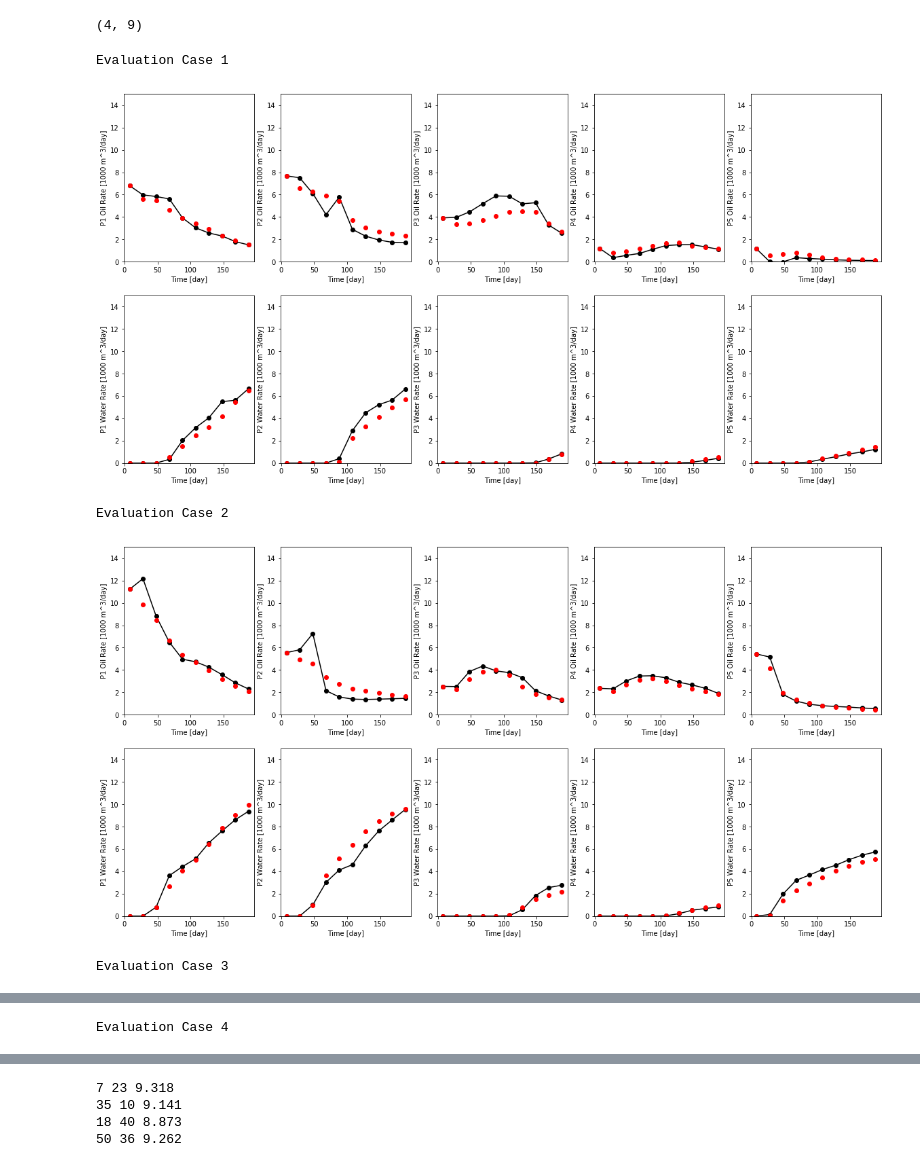
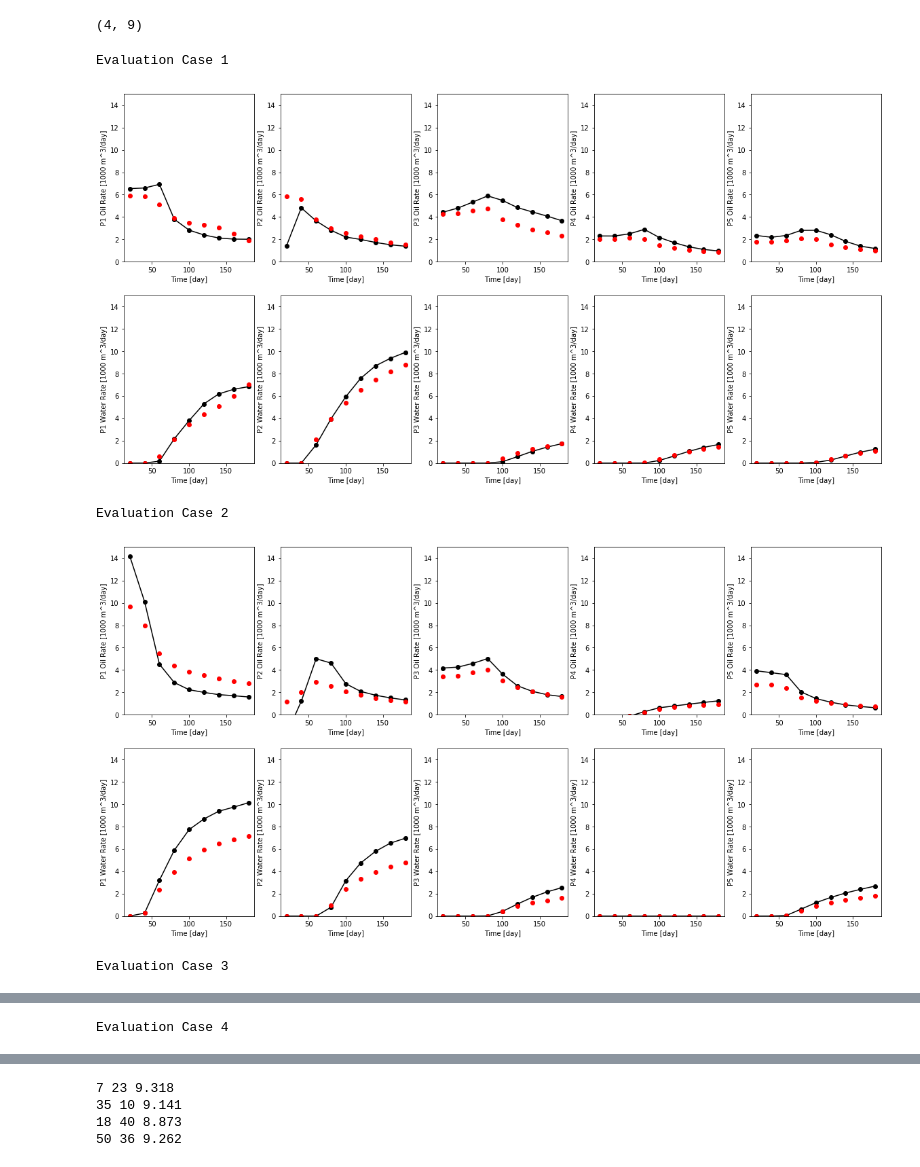
Before and after one commit to lonelysun1990/E2C, a Jupyter notebook: cal_well_data.ipynb, the cells around one changed output, grey strips where cells are left out. Cells and saved outputs as stored; diff of their text form; code cells hidden in the pictures.

```diff
--- a/cal_well_data.ipynb
+++ b/cal_well_data.ipynb
@@ -92,8 +96,8 @@ for k in range(num_case):
     plt.figure(k, figsize=(20,10))
     for i in range(num_prod):
         plt.subplot(1, num_prod, i+1)
-        pres_true = state_true[k, :, :,1].reshape((num_step, 60, 60))[:, prod_loc[i,1], prod_loc[i, 0]]
-        pres_pred = state_pred[k, :, :, :,1].reshape((num_step, 60, 60))[:, prod_loc[i,1], prod_loc[i, 0]]
+        pres_true = state_true[k, :, :, 1].reshape((num_step, 60, 60))[1:, prod_loc[i,1], prod_loc[i, 0]]
+        pres_pred = state_pred[k, :, :, :, 1].reshape((num_step, 60, 60))[1:, prod_loc[i,1], prod_loc[i, 0]]
 
         plt.plot(pres_pred,'ko-')
         plt.plot(pres_true,'ro')
@@ -123,8 +127,8 @@ for k in range(num_case):
     for i in range(num_prod):
         plt.subplot(1, num_prod, i+1)
 #         print(prod_loc[i,1], prod_loc[i,0])
-        sat_true = state_true[k, :, :,0].reshape((num_step, 60, 60))[:, prod_loc[i,1], prod_loc[i, 0]]
-        sat_pred = state_pred[k, :, :, :,0].reshape((num_step, 60, 60))[:, prod_loc[i,1], prod_loc[i, 0]]
+        sat_true = state_true[k, :, :,0].reshape((num_step, 60, 60))[1:, prod_loc[i,1], prod_loc[i, 0]]
+        sat_pred = state_pred[k, :, :, :,0].reshape((num_step, 60, 60))[1:, prod_loc[i,1], prod_loc[i, 0]]
 
         plt.plot(sat_pred,'ko-')
         plt.plot(sat_true,'ro')
@@ -149,8 +153,8 @@ for k in range(num_case):
     im = plt.figure(k, figsize=(20,10))
     for i in range(num_inj):
         plt.subplot(1, num_inj, i+1)
-        sat_true = state_true[k, :, :,0].reshape((num_step, 60, 60))[:, inj_loc[i,1], inj_loc[i, 0]]
-        sat_pred = state_pred[k, :, :, :,0].reshape((num_step, 60, 60))[:, inj_loc[i,1], inj_loc[i, 0]]
+        sat_true = state_true[k, :, :,0].reshape((num_step, 60, 60))[1:, inj_loc[i,1], inj_loc[i, 0]]
+        sat_pred = state_pred[k, :, :, :,0].reshape((num_step, 60, 60))[1:, inj_loc[i,1], inj_loc[i, 0]]
 
         plt.plot(sat_pred,'ko-')
         plt.plot(sat_true,'ro')
@@ -200,39 +204,39 @@ for k in range(num_case):
         prodx = prod_loc[i, 0]
         prody = prod_loc[i, 1]
         perm = np.exp(get_logk(logk, prodx, prody))
-        sat_true = state_true[k, :, :,0].reshape((num_step, 60, 60))[:, prod_loc[i,1], prod_loc[i, 0]]
-        sat_pred = state_pred[k, :, :, :,0].reshape((num_step, 60, 60))[:, prod_loc[i,1], prod_loc[i, 0]]
+        sat_true = state_true[k, :, :,0].reshape((num_step, 60, 60))[1:, prod_loc[i,1], prod_loc[i, 0]]
+        sat_pred = state_pred[k, :, :, :,0].reshape((num_step, 60, 60))[1:, prod_loc[i,1], prod_loc[i, 0]]
 
-        pres_true = state_true[k, :, :,1].reshape((num_step, 60, 60))[:, prod_loc[i,1], prod_loc[i, 0]]
-        pres_pred = state_pred[k, :, :, :,1].reshape((num_step, 60, 60))[:, prod_loc[i,1], prod_loc[i, 0]]
+        pres_true = state_true[k, :, :,1].reshape((num_step, 60, 60))[1:, prod_loc[i,1], prod_loc[i, 0]]
+        pres_pred = state_pred[k, :, :, :,1].reshape((num_step, 60, 60))[1:, prod_loc[i,1], prod_loc[i, 0]]
 
         bhp = ctrl[k, i] * p_diff + p_min
 
         wrat_true, orat_true = cal_prod_rate(pres_true, sat_true, bhp, perm)
         wrat_pred, orat_pred = cal_prod_rate(pres_pred, sat_pred, bhp, perm)
 
         bbl2m3 = 6.2898 * 1000
 
-        t_steps = list(np.arange(4,104,10) * 2)
+        t_steps = list(np.arange(10,100,10) * 2)
 
 
         plt.subplot(2, num_prod, i+1)
         plt.plot(t_steps, orat_pred/bbl2m3, 'ko-')
         plt.plot(t_steps, orat_true/bbl2m3, 'ro')
         plt.ylim([0, 15])
         plt.xlabel('Time [day]')
         plt.ylabel('P%d Oil Rate [1000 m^3/day]' % (i+1))
 
         plt.subplot(2, num_prod, i+num_prod+1)
         plt.plot(t_steps, wrat_pred/bbl2m3, 'ko-')
         plt.plot(t_steps, wrat_true/bbl2m3, 'ro')
         plt.ylim([0, 15])
         plt.xlabel('Time [day]')
         plt.ylabel('P%d Water Rate [1000 m^3/day]' % (i+1))
     plt.show()
 # %% [output]
 Evaluation Case 1
-[figure, old version]
+[figure, new version]
 Evaluation Case 2
-[figure, old version]
+[figure, new version]
 Evaluation Case 3
```
Also changed, not shown: parts of 5 cells of this notebook, 3 other files.
